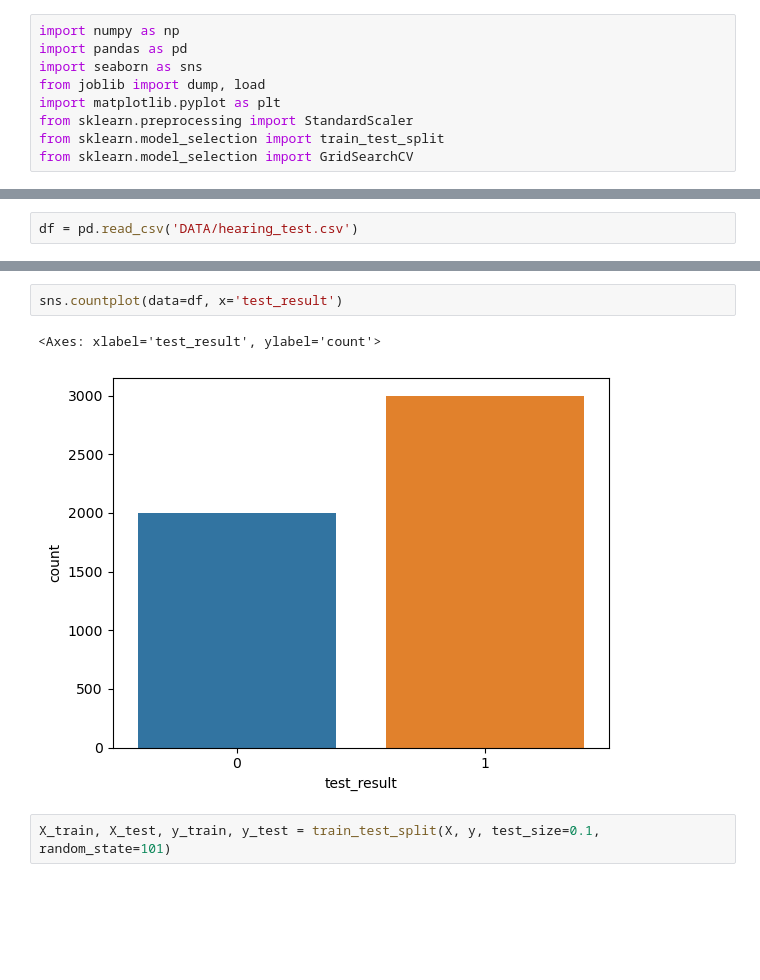
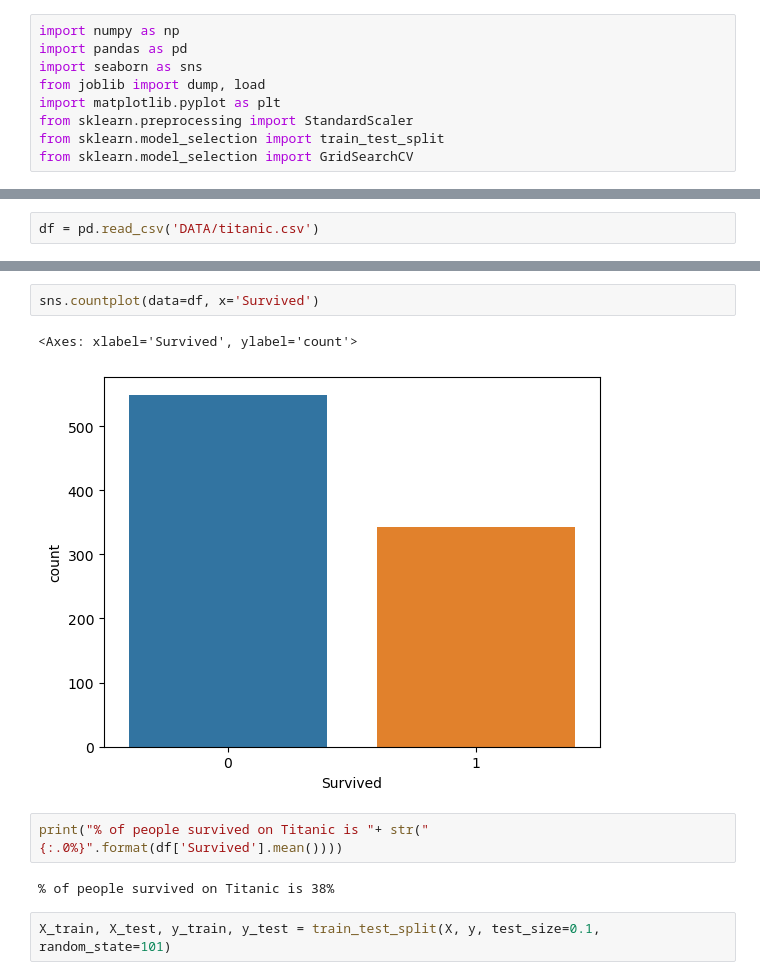
Before and after one commit to vizhukova/machine_learning, a Jupyter notebook: Classifications.ipynb, the cells around one changed output, grey strips where cells are left out. Drawn from its saved outputs; the diff is of its cells as text; blank space fills up the shorter version.

```diff
--- a/Classifications.ipynb
+++ b/Classifications.ipynb
@@ -16,6 +16,6 @@ from sklearn.model_selection import GridSearchCV
 - Naive Bayes
 # %%
-df = pd.read_csv('DATA/hearing_test.csv')
+df = pd.read_csv('DATA/titanic.csv')
 # %%
 df.head()
 # %% [output]
@@ -77,8 +120,12 @@ df.isnull().sort_values(by=['age', 'physical_score', 'test_result'],ascending=Fa
 # %%
-sns.countplot(data=df, x='test_result')
+sns.countplot(data=df, x='Survived')
 # %% [output]
-<Axes: xlabel='test_result', ylabel='count'>
+<Axes: xlabel='Survived', ylabel='count'>
-[figure, old version]
+[figure, new version]
+# %%
+print("% of people survived on Titanic is "+ str("{:.0%}".format(df['Survived'].mean())))
+# %% [output]
+% of people survived on Titanic is 38%
 # %%
 X_train, X_test, y_train, y_test = train_test_split(X, y, test_size=0.1, random_state=101)
 # %%
```
Also changed, not shown: parts of 65 cells of this notebook, 2 other files.
